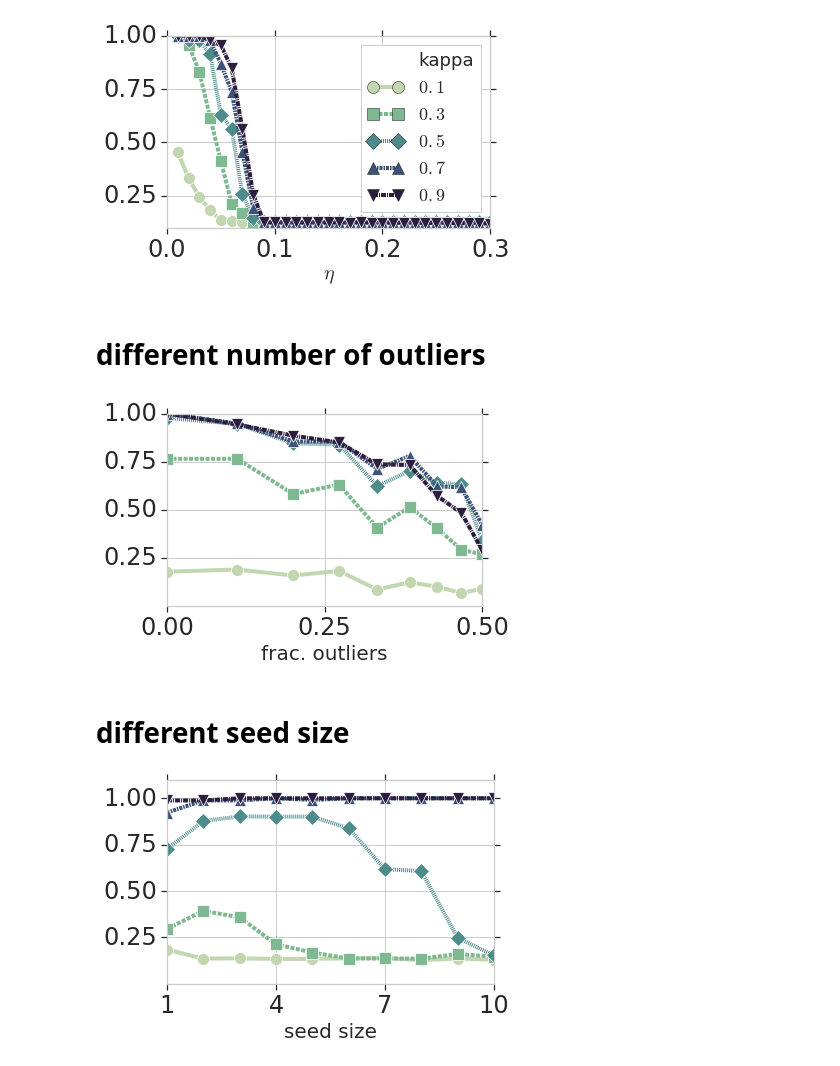
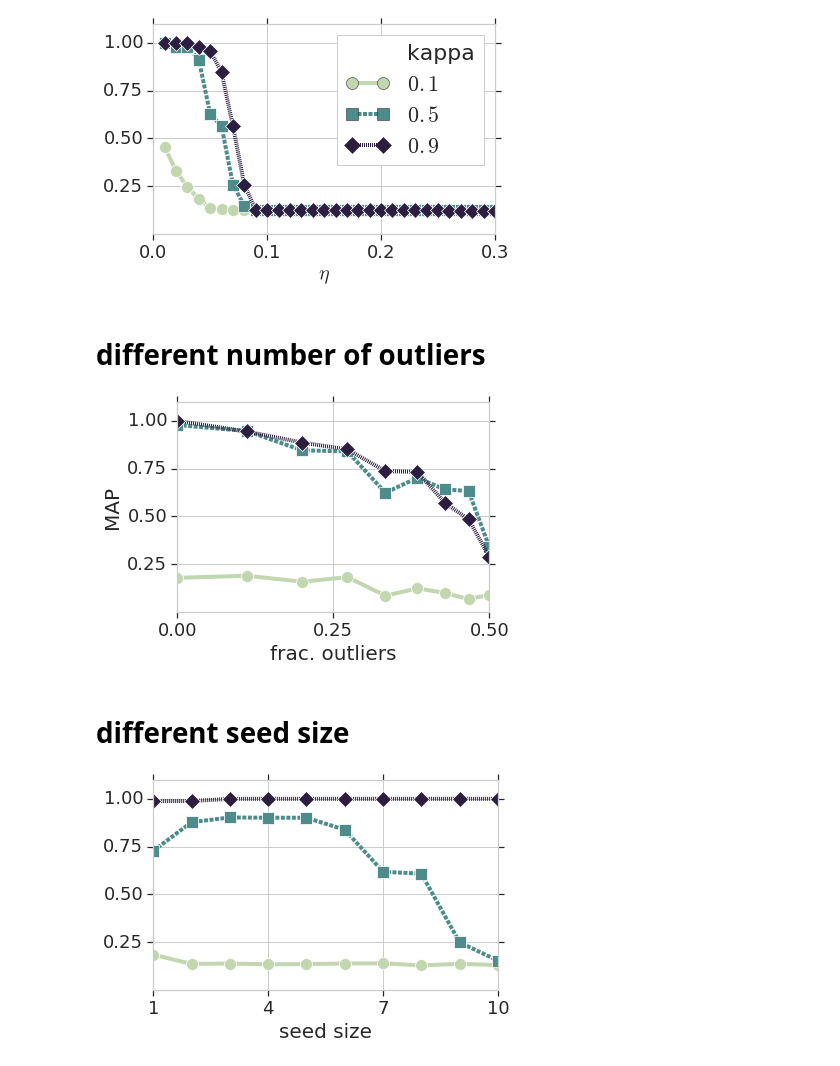
Before and after one commit to xiaohan2012/signed-local-community, a Jupyter notebook: experiment_on_synthetic_graphs.ipynb, the cells around one changed output. Drawn from its saved outputs; the diff is of its cells as text; code cells hidden in the pictures.

```diff
--- a/experiment_on_synthetic_graphs.ipynb
+++ b/experiment_on_synthetic_graphs.ipynb
@@ -29,36 +29,45 @@ sns.set(style="whitegrid")
 plt.style.use('paper')
 # %%
 styles = dict(
-    palette=sns.cubehelix_palette(5, light=0.8, start=0.5, rot=-.75),
+    palette=sns.cubehelix_palette(3, light=0.8, start=0.5, rot=-.75),
     style='kappa',
     markers=True,
 
 )
 # %%
 perf_df = pd.read_csv('outputs/effect_of_eta.csv')
+perf_df = perf_df[(np.isclose(perf_df['kappa'], 0.1)) | (np.isclose(perf_df['kappa'], 0.5)) | (np.isclose(perf_df['kappa'], 0.9))]
 perf_df['kappa'] = perf_df['kappa'].apply(lambda v: "${:.1f}$".format(v))
 
 avg_df = perf_df[['MAP', 'eta', 'kappa', 'noisy_edge_ratio']].groupby(['eta', 'kappa']).mean()
 
 fig, ax = plt.subplots(1, 1)
 avg_df.reset_index(inplace=True)
 
 lp = sns.lineplot(
     x='eta', y='MAP', hue='kappa', data=avg_df, ax=ax, **styles
 )
 
-lp.set(xticks=[0.0, 0.1, 0.2, 0.3], yticks=[0.25, 0.5, 0.75, 1.0], xlabel=r'$\eta$', ylabel='')
+lp.set(
+    ylim=(0, 1.1),
+    xticks=[0.0, 0.1, 0.2, 0.3],
+    yticks=[0.25, 0.5, 0.75, 1.0],
+    xlabel=r'$\eta$',
+    ylabel='',
+
+)
 l = lp.legend()
 
 fig.tight_layout()
 
 fig.savefig('figs/synthetic_experiment/effect_of_eta.pdf')
 # %% [output]
-[figure, old version]
+[figure, new version]
 # %% [markdown]
 # different number of outliers
 # %%
 perf_df = pd.read_csv('outputs/effect_of_outlier_size.csv')
+perf_df = perf_df[(np.isclose(perf_df['kappa'], 0.1)) | (np.isclose(perf_df['kappa'], 0.5)) | (np.isclose(perf_df['kappa'], 0.9))]
 perf_df['kappa'] = perf_df['kappa'].apply(lambda v: "${:.1f}$".format(v))
 n_community_nodes = 320
 perf_df['frac_nn'] = perf_df['nn'] / (perf_df['nn'] + n_community_nodes)
@@ -74,15 +83,16 @@ lp = sns.lineplot(
     **styles
 )
 ax.set_xlabel('frac. outliers')
-lp.set(xticks=[0.0, 0.25, 0.5], yticks=[0.25, 0.5, 0.75, 1.0], ylabel='')
+lp.set(ylim=(0, 1.1), xticks=[0.0, 0.25, 0.5], yticks=[0.25, 0.5, 0.75, 1.0], ylabel='MAP')
 fig.tight_layout()
 fig.savefig('figs/synthetic_experiment/effect_of_outlier.pdf')
 # %% [output]
-[figure, old version]
+[figure, new version]
 # %% [markdown]
 # different seed size
 # %%
 perf_df = pd.read_csv('outputs/effect_of_seed_size.csv')
+perf_df = perf_df[(np.isclose(perf_df['kappa'], 0.1)) | (np.isclose(perf_df['kappa'], 0.5)) | (np.isclose(perf_df['kappa'], 0.9))]
 perf_df['kappa'] = perf_df['kappa'].apply(lambda v: "${:.1f}$".format(v))
 
 avg_df = perf_df[['MAP', 'seed_size', 'kappa', 'min_beta', 'ground_truth_beta', 'edge_noise_level']].groupby(['seed_size', 'kappa']).mean()
@@ -108,4 +118,4 @@ fig.tight_layout()
 
 fig.savefig('figs/synthetic_experiment/effect_of_seed.pdf')
 # %% [output]
-[figure, old version]
+[figure, new version]
```
